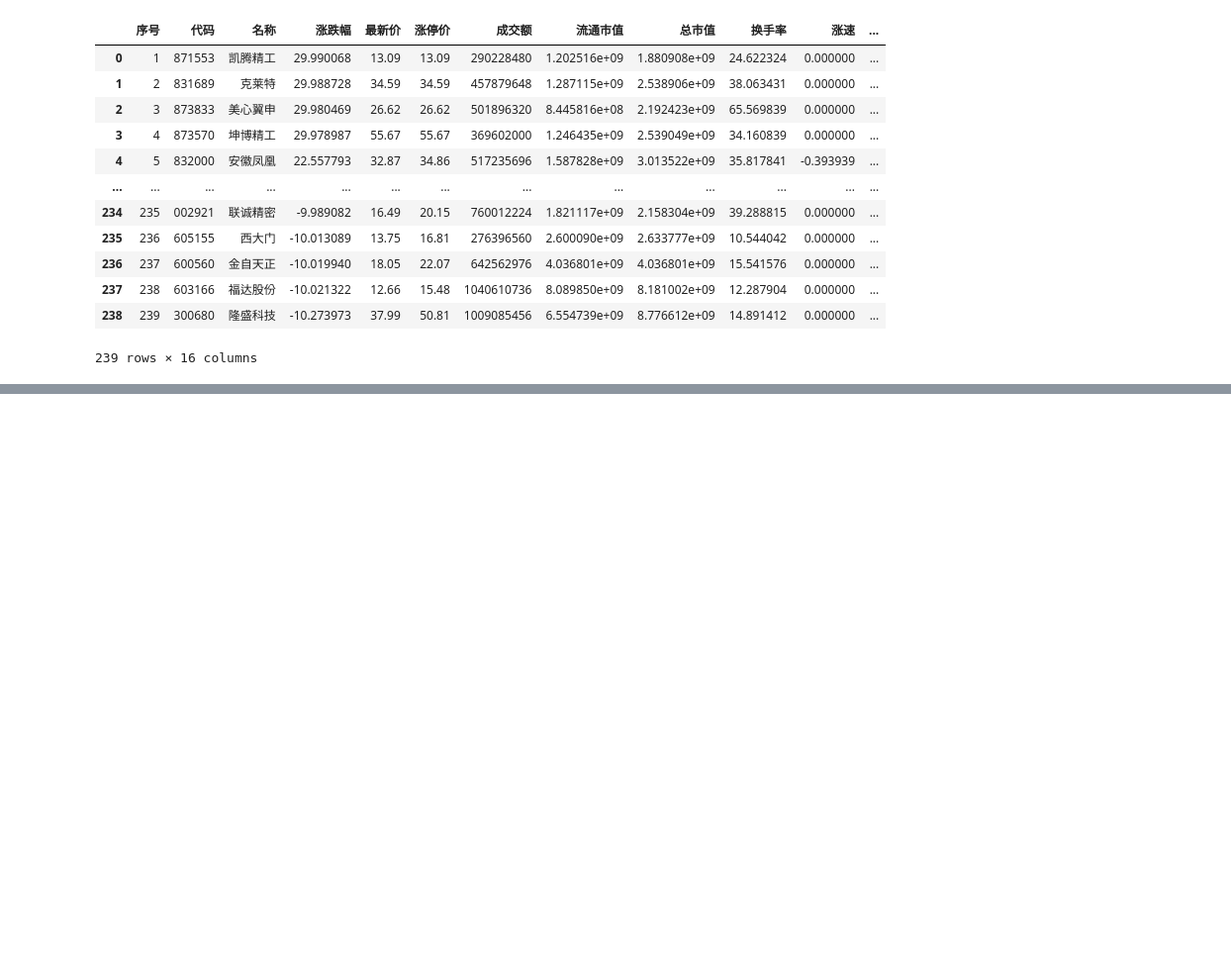
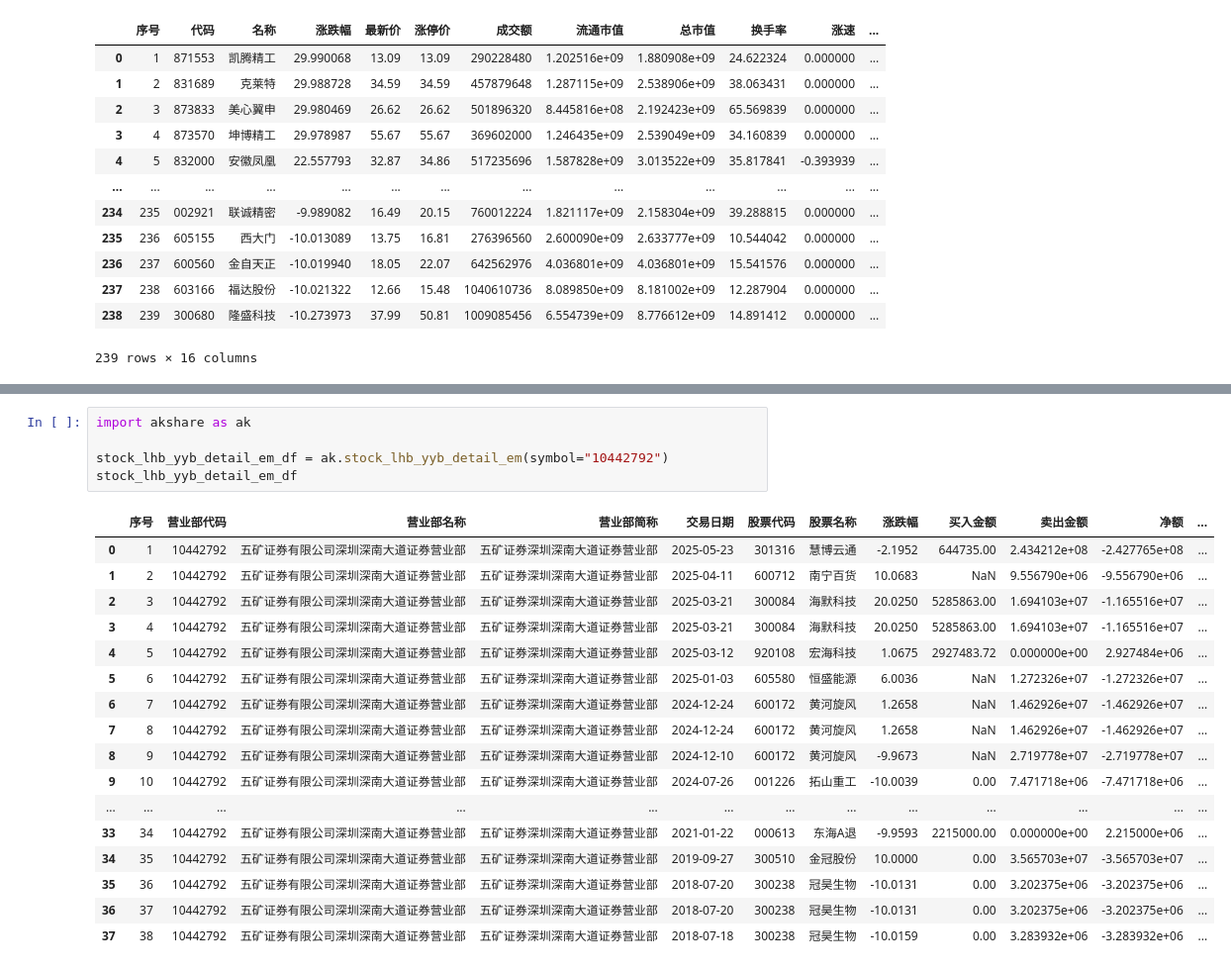
Before and after one commit to EveryFine/GeniusTradeTracker, a Jupyter notebook: tracker/app/akshare/akshare.ipynb, the cells around one changed output, grey strips where cells are left out. Shown at 99% size. Saved outputs shown, nothing was run; the diff lists cells and outputs as text; blank space fills up the shorter version.

```diff
--- a/tracker/app/akshare/akshare.ipynb
+++ b/tracker/app/akshare/akshare.ipynb
@@ -206,0 +706,23 @@ stock_zt_pool_strong_em_df
+# %%
+import akshare as ak
+
+stock_lhb_yyb_detail_em_df = ak.stock_lhb_yyb_detail_em(symbol="10442792")
+stock_lhb_yyb_detail_em_df
+# %% [output]
+|  | 序号 | 营业部代码 | 营业部名称 | 营业部简称 | 交易日期 | 股票代码 | 股票名称 | 涨跌幅 | 买入金额 | 卖出金额 | 净额 | ... |
+| 0 | 1 | 10442792 | 五矿证券有限公司深圳深南大道证券营业部 | 五矿证券深圳深南大道证券营业部 | 2025-05-23 | 301316 | 慧博云通 | -2.1952 | 644735.00 | 2.434212e+08 | -2.427765e+08 | ... |
+| 1 | 2 | 10442792 | 五矿证券有限公司深圳深南大道证券营业部 | 五矿证券深圳深南大道证券营业部 | 2025-04-11 | 600712 | 南宁百货 | 10.0683 | NaN | 9.556790e+06 | -9.556790e+06 | ... |
+| 2 | 3 | 10442792 | 五矿证券有限公司深圳深南大道证券营业部 | 五矿证券深圳深南大道证券营业部 | 2025-03-21 | 300084 | 海默科技 | 20.0250 | 5285863.00 | 1.694103e+07 | -1.165516e+07 | ... |
+| 3 | 4 | 10442792 | 五矿证券有限公司深圳深南大道证券营业部 | 五矿证券深圳深南大道证券营业部 | 2025-03-21 | 300084 | 海默科技 | 20.0250 | 5285863.00 | 1.694103e+07 | -1.165516e+07 | ... |
+| 4 | 5 | 10442792 | 五矿证券有限公司深圳深南大道证券营业部 | 五矿证券深圳深南大道证券营业部 | 2025-03-12 | 920108 | 宏海科技 | 1.0675 | 2927483.72 | 0.000000e+00 | 2.927484e+06 | ... |
+| 5 | 6 | 10442792 | 五矿证券有限公司深圳深南大道证券营业部 | 五矿证券深圳深南大道证券营业部 | 2025-01-03 | 605580 | 恒盛能源 | 6.0036 | NaN | 1.272326e+07 | -1.272326e+07 | ... |
+| 6 | 7 | 10442792 | 五矿证券有限公司深圳深南大道证券营业部 | 五矿证券深圳深南大道证券营业部 | 2024-12-24 | 600172 | 黄河旋风 | 1.2658 | NaN | 1.462926e+07 | -1.462926e+07 | ... |
+| 7 | 8 | 10442792 | 五矿证券有限公司深圳深南大道证券营业部 | 五矿证券深圳深南大道证券营业部 | 2024-12-24 | 600172 | 黄河旋风 | 1.2658 | NaN | 1.462926e+07 | -1.462926e+07 | ... |
+| 8 | 9 | 10442792 | 五矿证券有限公司深圳深南大道证券营业部 | 五矿证券深圳深南大道证券营业部 | 2024-12-10 | 600172 | 黄河旋风 | -9.9673 | NaN | 2.719778e+07 | -2.719778e+07 | ... |
+| 9 | 10 | 10442792 | 五矿证券有限公司深圳深南大道证券营业部 | 五矿证券深圳深南大道证券营业部 | 2024-07-26 | 001226 | 拓山重工 | -10.0039 | 0.00 | 7.471718e+06 | -7.471718e+06 | ... |
+| ... | ... | ... | ... | ... | ... | ... | ... | ... | ... | ... | ... | ... |
+| 33 | 34 | 10442792 | 五矿证券有限公司深圳深南大道证券营业部 | 五矿证券深圳深南大道证券营业部 | 2021-01-22 | 000613 | 东海A退 | -9.9593 | 2215000.00 | 0.000000e+00 | 2.215000e+06 | ... |
+| 34 | 35 | 10442792 | 五矿证券有限公司深圳深南大道证券营业部 | 五矿证券深圳深南大道证券营业部 | 2019-09-27 | 300510 | 金冠股份 | 10.0000 | 0.00 | 3.565703e+07 | -3.565703e+07 | ... |
+| 35 | 36 | 10442792 | 五矿证券有限公司深圳深南大道证券营业部 | 五矿证券深圳深南大道证券营业部 | 2018-07-20 | 300238 | 冠昊生物 | -10.0131 | 0.00 | 3.202375e+06 | -3.202375e+06 | ... |
+| 36 | 37 | 10442792 | 五矿证券有限公司深圳深南大道证券营业部 | 五矿证券深圳深南大道证券营业部 | 2018-07-20 | 300238 | 冠昊生物 | -10.0131 | 0.00 | 3.202375e+06 | -3.202375e+06 | ... |
+| 37 | 38 | 10442792 | 五矿证券有限公司深圳深南大道证券营业部 | 五矿证券深圳深南大道证券营业部 | 2018-07-18 | 300238 | 冠昊生物 | -10.0159 | 0.00 | 3.283932e+06 | -3.283932e+06 | ... |
```
Also changed, not shown: parts of 59 cells of this notebook, 7 other files.
